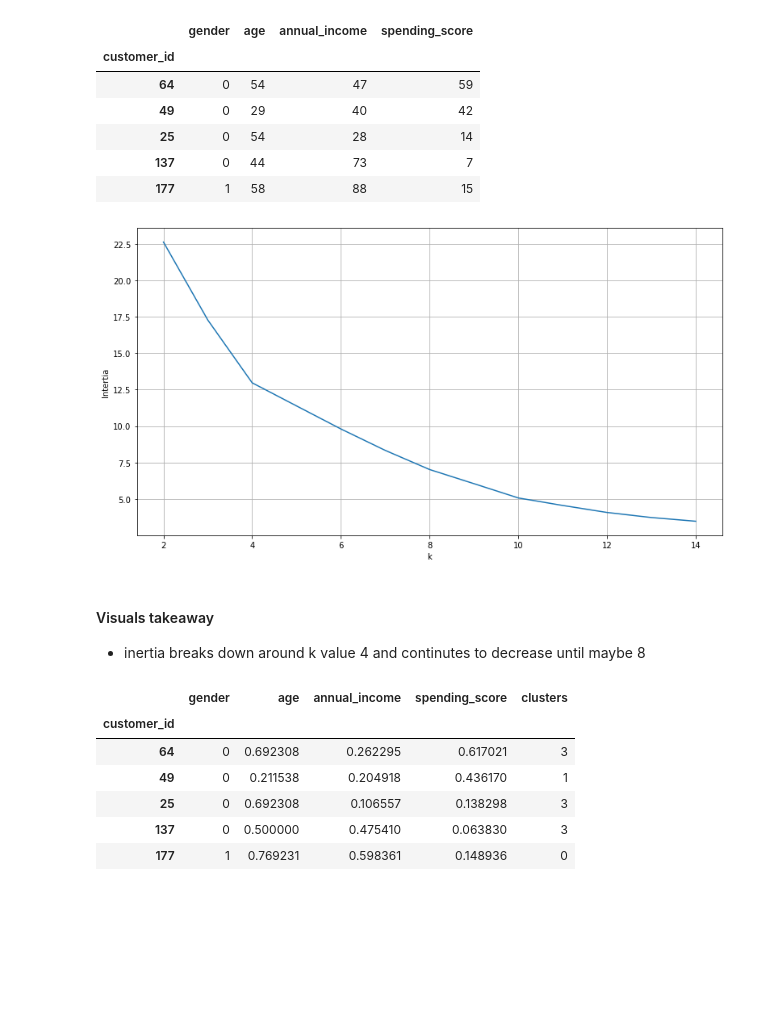
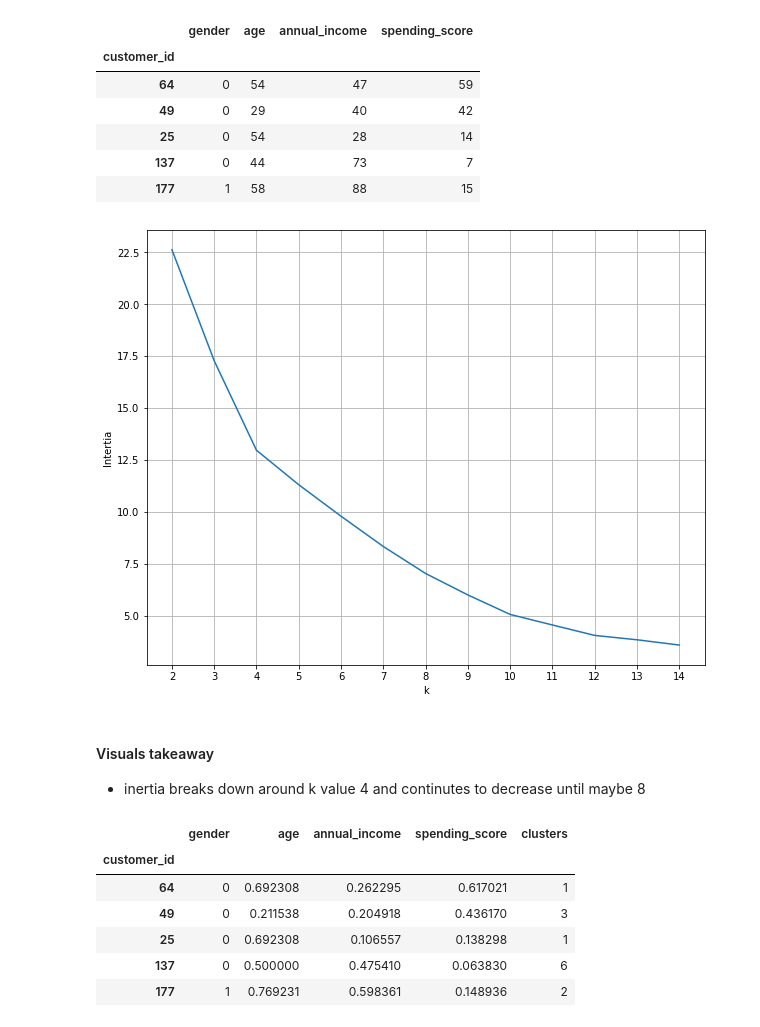
Before and after one commit to MatthewL09/clustering-exercises, a Jupyter notebook: modeling.ipynb, the cells around one changed output. Saved outputs shown, nothing was run; the diff lists cells and outputs as text; code cells hidden in the pictures; blank space fills up the shorter version.

```diff
--- a/modeling.ipynb
+++ b/modeling.ipynb
@@ -59,7 +59,10 @@ X = train_scaled[['sepal_area', 'petal_area']]
 kmeans = KMeans(n_clusters = 4)
 kmeans.fit(X)
 
-train_scaled['cluster'] = kmeans.labels_
+# using .labels_ function works for fitting the train data, kmeans.predict(X) will be needed for unseen data (validate/test)
+train_scaled['cluster'] = kmeans.predict(X)
+
+train_scaled
 train_scaled.head()
 # %% [output]
 |  | sepal_length | sepal_width | petal_length | petal_width | species | petal_area | sepal_area | cluster |
@@ -106,6 +109,7 @@ X = train_scaled[['sepal_area', 'petal_area', 'petal_length', 'petal_width']]
 kmeans = KMeans(n_clusters = 6).fit(X)
 
 train_scaled['cluster'] = kmeans.labels_
+train_scaled['cluster'] = train_scaled.cluster.astype('category')
 
 # visualize changes made
 sns.relplot(x = 'sepal_area', y= 'petal_area', hue = 'species', col="cluster", col_wrap=3, data=train_scaled)
@@ -181,18 +189,20 @@ train_scaled['gender'] = train.gender.copy()
 validate_scaled['gender'] = validate.gender.copy()
 test_scaled['gender'] = test.gender.copy()
 # %%
+# fit KMeans
 X = train_scaled.copy()
 
 inertias = {}
 for k in range (2, 15):
     kmeans = KMeans(n_clusters= k)
     kmeans.fit(X)
     inertias[k] = kmeans.inertia_
 
-pd.Series(inertias).plot(xlabel = 'k', ylabel = 'Intertia', figsize = (13,7))
+pd.Series(inertias).plot(xlabel = 'k', ylabel = 'Intertia', figsize = (10,8))
+plt.xticks(range(2,15))
 plt.grid()
 # %% [output]
-[figure, old version]
+[figure, new version]
 # %% [markdown]
 #### Visuals takeaway
 - inertia breaks down around k value 4 and continutes to decrease until maybe 8
@@ -200,18 +210,22 @@ plt.grid()
 # Fit KMeans
 X = train_scaled.copy()
 
-kmeans = KMeans(n_clusters = 4)
+kmeans = KMeans(n_clusters = 7)
 kmeans.fit(X)
 
 train_scaled['clusters'] = kmeans.labels_
+train_scaled.clusters = train_scaled.clusters.astype('category')
+
+
+
 
 train_scaled.head()
 # %% [output]
 |  | gender | age | annual_income | spending_score | clusters |
 | customer_id |  |  |  |  |  |
-| 64 | 0 | 0.692308 | 0.262295 | 0.617021 | 3 |
-| 49 | 0 | 0.211538 | 0.204918 | 0.436170 | 1 |
-| 25 | 0 | 0.692308 | 0.106557 | 0.138298 | 3 |
-| 137 | 0 | 0.500000 | 0.475410 | 0.063830 | 3 |
-| 177 | 1 | 0.769231 | 0.598361 | 0.148936 | 0 |
+| 64 | 0 | 0.692308 | 0.262295 | 0.617021 | 1 |
+| 49 | 0 | 0.211538 | 0.204918 | 0.436170 | 3 |
+| 25 | 0 | 0.692308 | 0.106557 | 0.138298 | 1 |
+| 137 | 0 | 0.500000 | 0.475410 | 0.063830 | 6 |
+| 177 | 1 | 0.769231 | 0.598361 | 0.148936 | 2 |
 # %%
```
Also changed, not shown: parts of 16 cells of this notebook, 1 other file.
